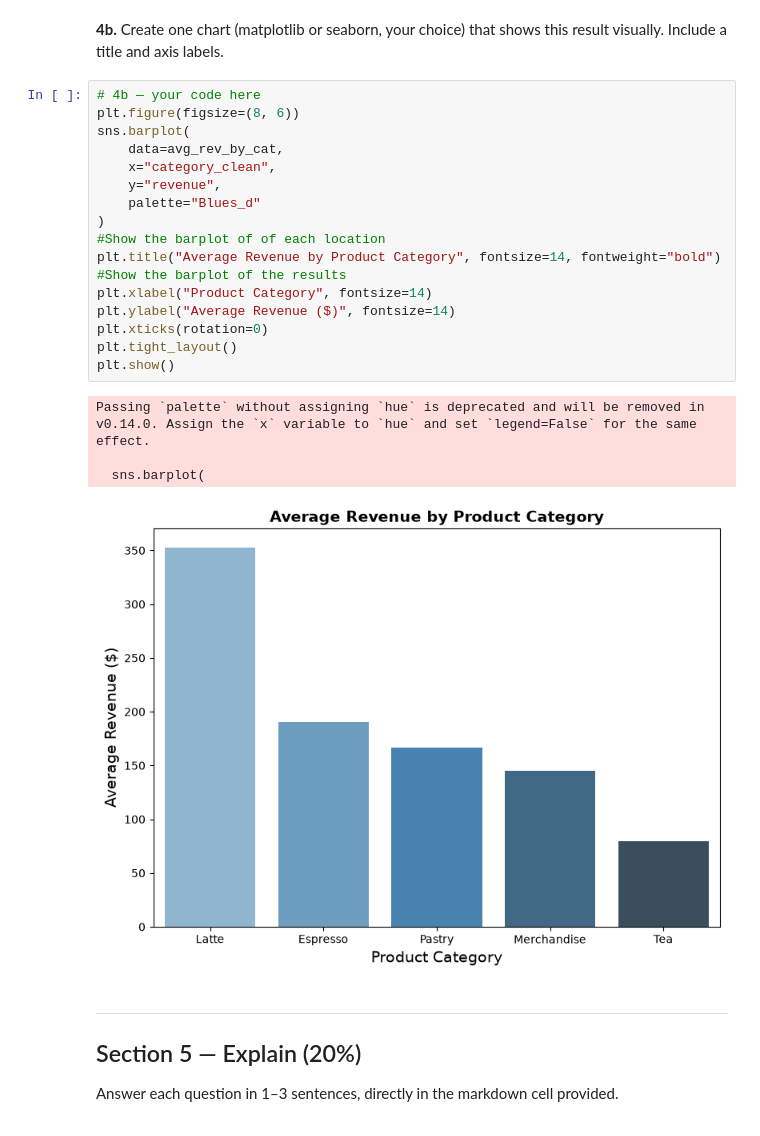
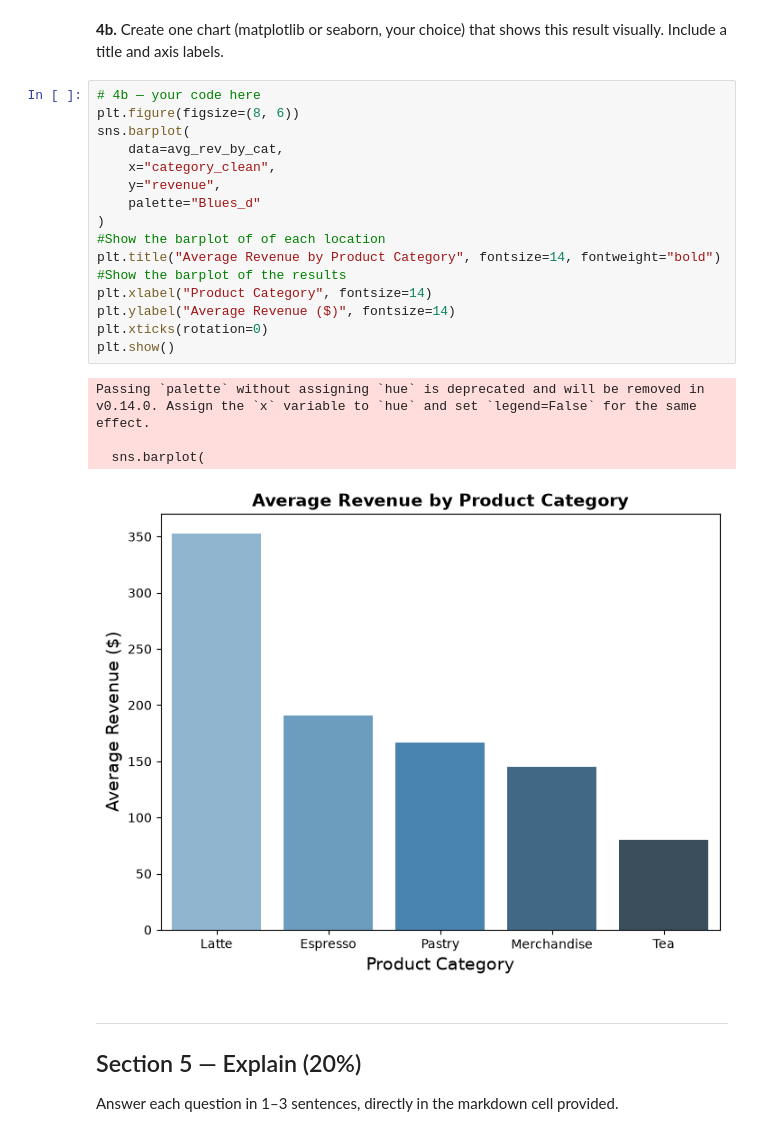
Before and after one commit to NicolasVA90/DSA_504_excercise, a Jupyter notebook: Midterm Exam/DSA504_Midterm_Exam.ipynb, the cells around one changed output. Cells and saved outputs as stored; diff of their text form.

```diff
--- a/Midterm Exam/DSA504_Midterm_Exam.ipynb
+++ b/Midterm Exam/DSA504_Midterm_Exam.ipynb
@@ -262,24 +262,23 @@ print(avg_rev_by_cat)
 # %%
 # 4b — your code here
 plt.figure(figsize=(8, 6))
 sns.barplot(
     data=avg_rev_by_cat,
     x="category_clean",
     y="revenue",
     palette="Blues_d"
 )
 #Show the barplot of of each location
 plt.title("Average Revenue by Product Category", fontsize=14, fontweight="bold") #Show the barplot of the results
 plt.xlabel("Product Category", fontsize=14)
 plt.ylabel("Average Revenue ($)", fontsize=14)
 plt.xticks(rotation=0)
-plt.tight_layout()
 plt.show()
 # %% [output]
 Passing `palette` without assigning `hue` is deprecated and will be removed in v0.14.0. Assign the `x` variable to `hue` and set `legend=False` for the same effect.
 
   sns.barplot(
-[figure, old version]
+[figure, new version]
 # %% [markdown]
 ---
 ## Section 5 — Explain (20%)
```
